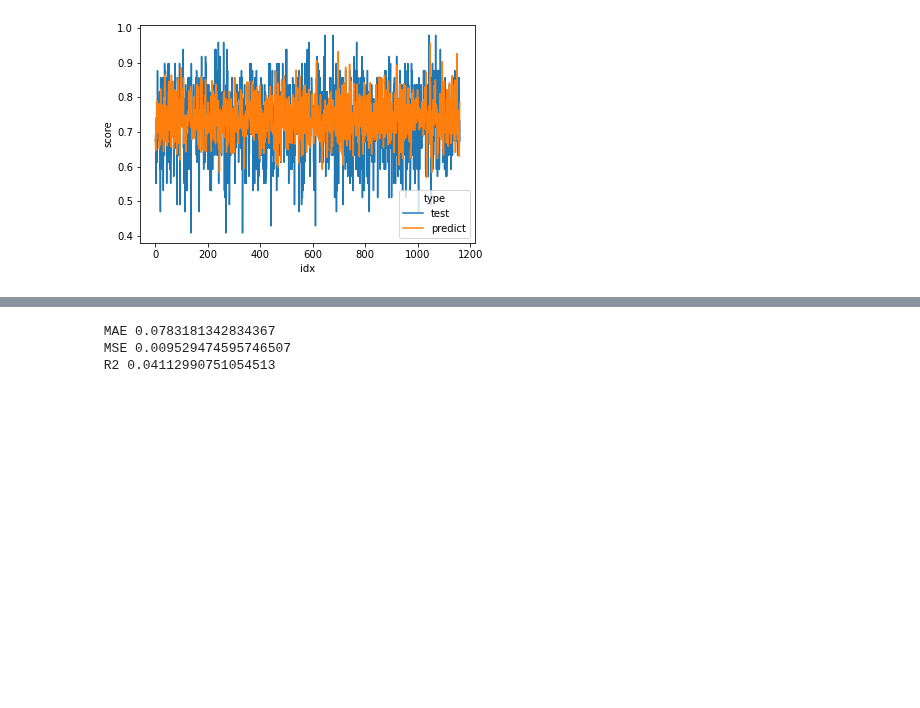
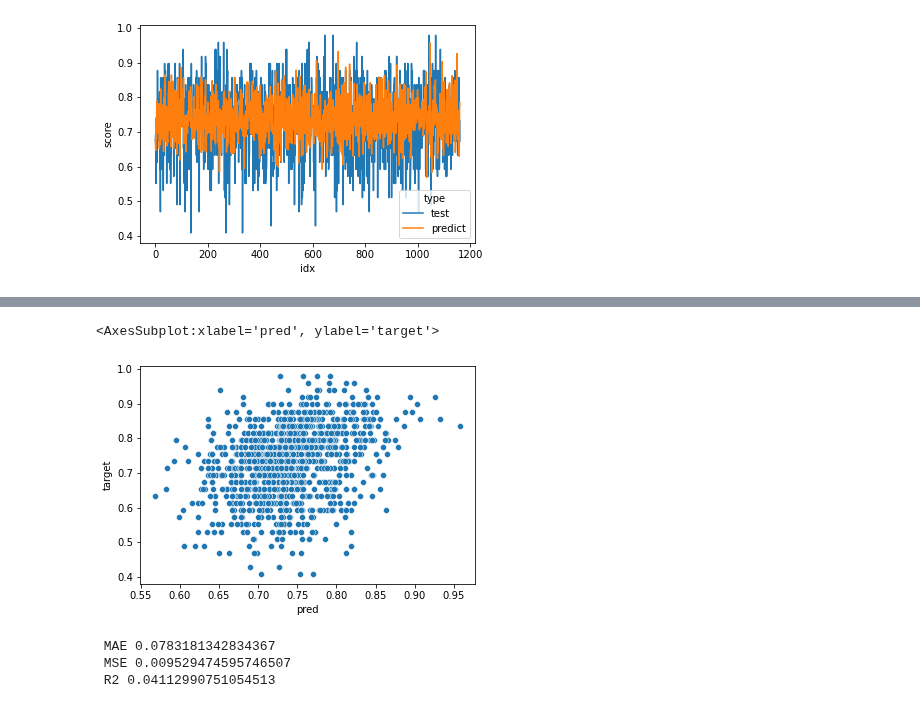
Before and after one commit to adamaulia/AdamThesis, a Jupyter notebook: 4_model.ipynb, the cells around one changed output, grey strips where cells are left out. Cells and saved outputs as stored; diff of their text form; code cells hidden in the pictures; blank space fills up the shorter version.

```diff
--- a/4_model.ipynb
+++ b/4_model.ipynb
@@ -233,3 +273,8 @@ show_error_pattern(y_pred=y_pred_test_xgbr, y_test=y_test)
+# %%
+sns.scatterplot(data=df_residual_xgb, x="pred", y="target")
+# %% [output]
+<AxesSubplot:xlabel='pred', ylabel='target'>
+[figure, added]
 # %%
 # SVR
 svr = SVR(kernel='poly')
```
Also changed, not shown: parts of 11 cells of this notebook, 2 other files.
